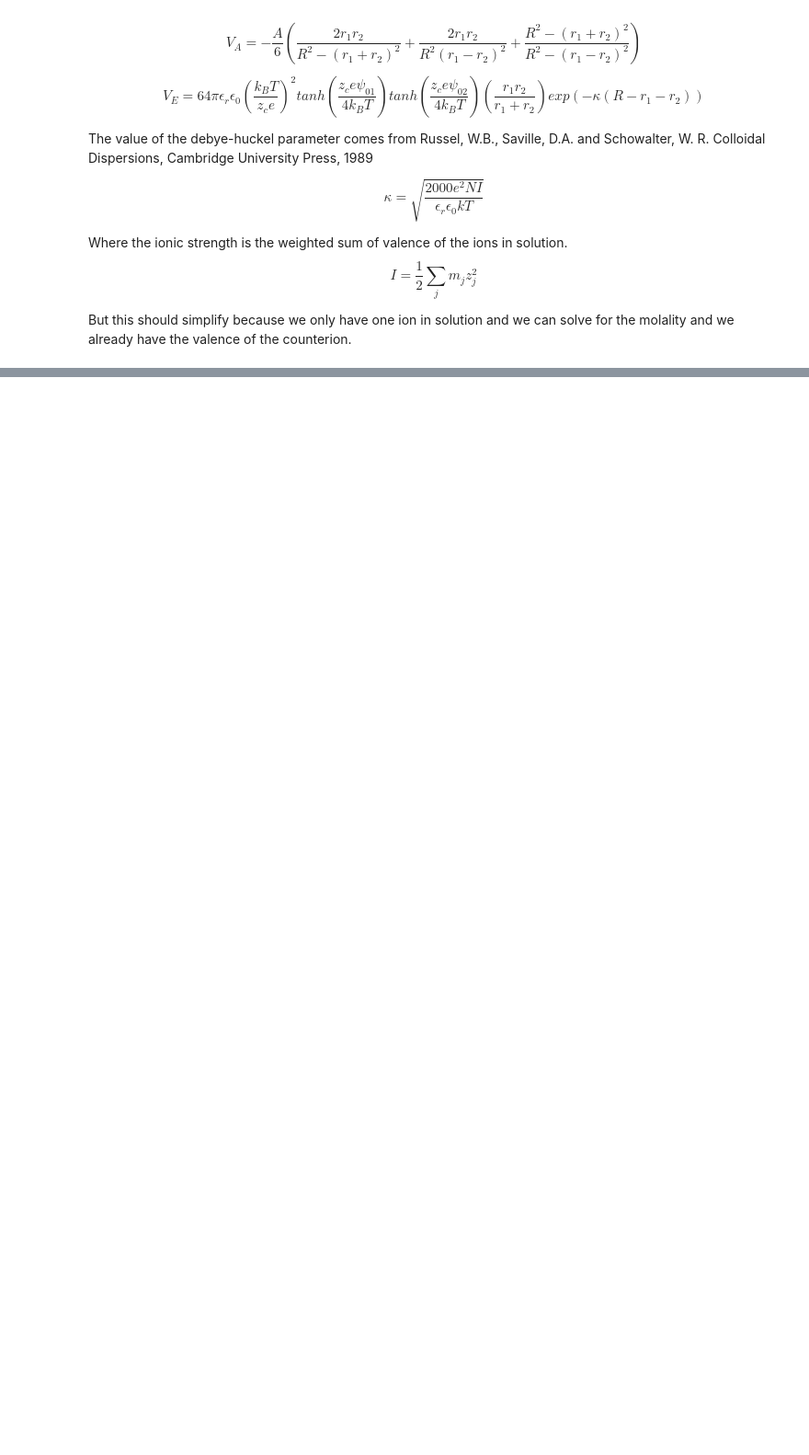
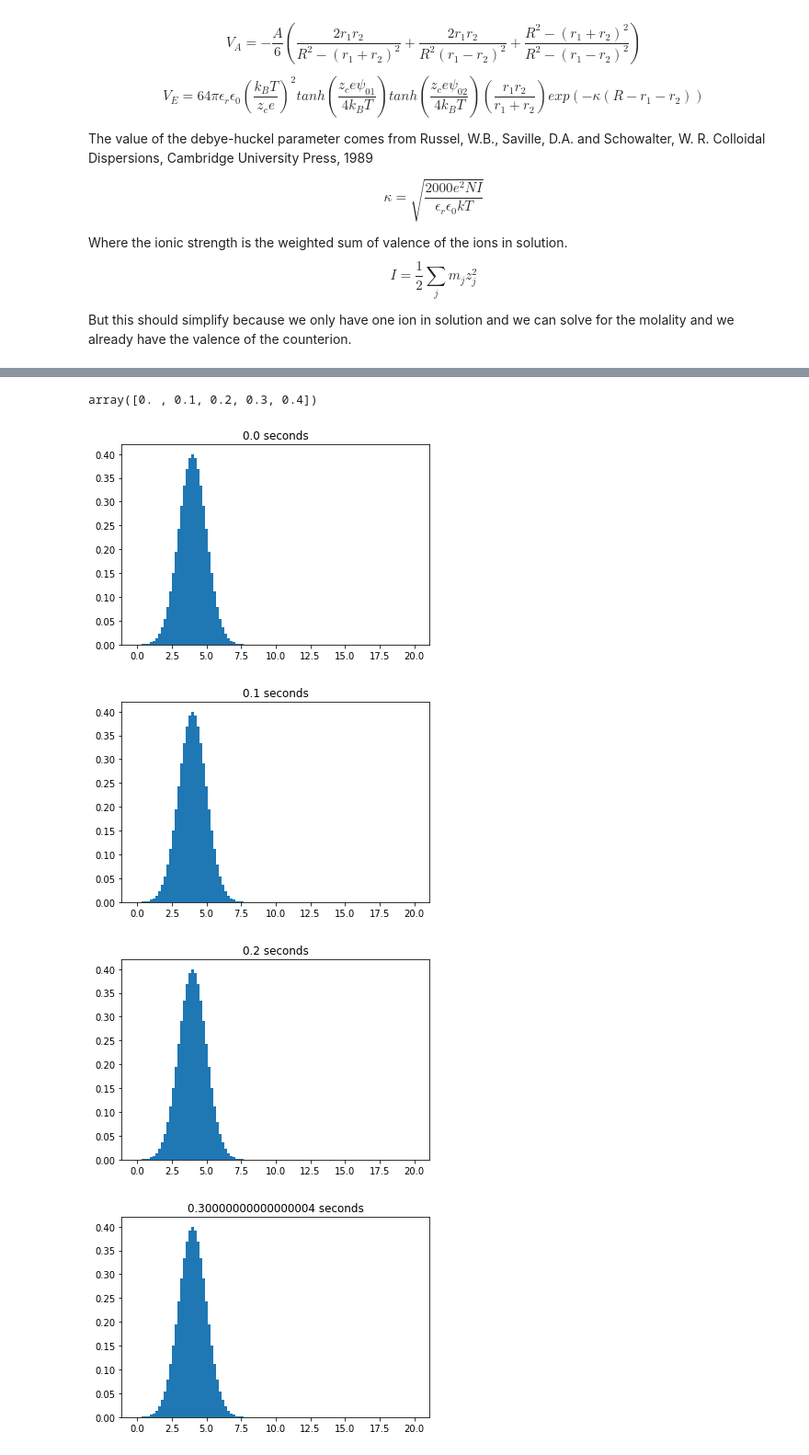
Before and after one commit to joshuafinkelstein/colloidstability, a Jupyter notebook: Colloid Stability.ipynb, the cells around one changed output, grey strips where cells are left out. Shown at 92% size. Saved outputs shown, nothing was run; the diff lists cells and outputs as text; code cells hidden in the pictures; blank space fills up the shorter version.

```diff
--- a/Colloid Stability.ipynb
+++ b/Colloid Stability.ipynb
@@ -235,0 +231,18 @@ def rate_of_change(n, t, L):
+# %%
+times = np.arange(0,0.5,0.1)
+times
+# %% [output]
+array([0. , 0.1, 0.2, 0.3, 0.4])
+# %%
+results = integrate.odeint(rates_of_change, initial(L), times, args=(L,))
+
+size_step = np.diff(L)
+for time, result in zip(times, results):
+    plt.bar(L, result, width=size_step[0])
+    plt.title("{} seconds".format(time))
+    plt.show()
+# %% [output]
+[figure, added]
+[figure, added]
+[figure, added]
+[figure, added]
```
Also changed, not shown: parts of 20 cells of this notebook, 1 other file.
